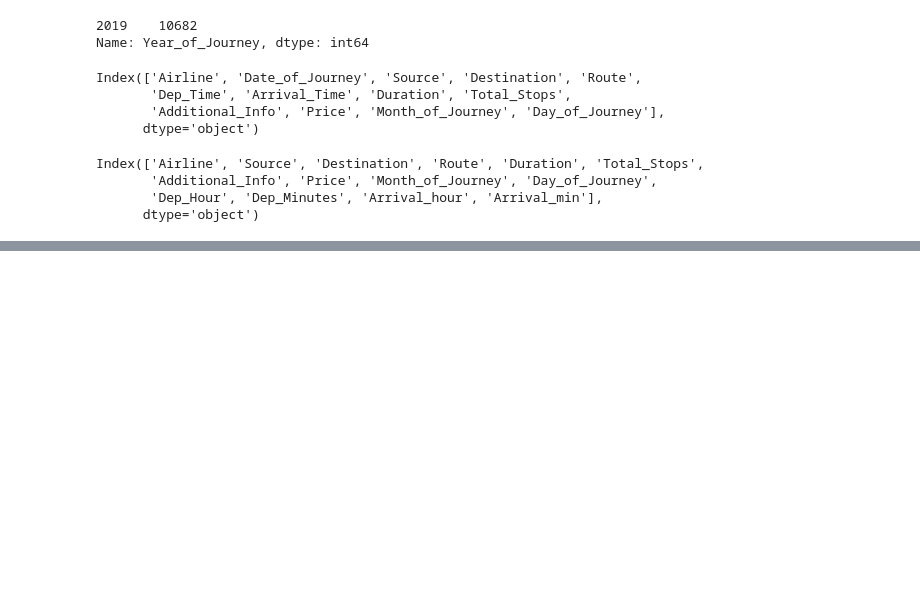
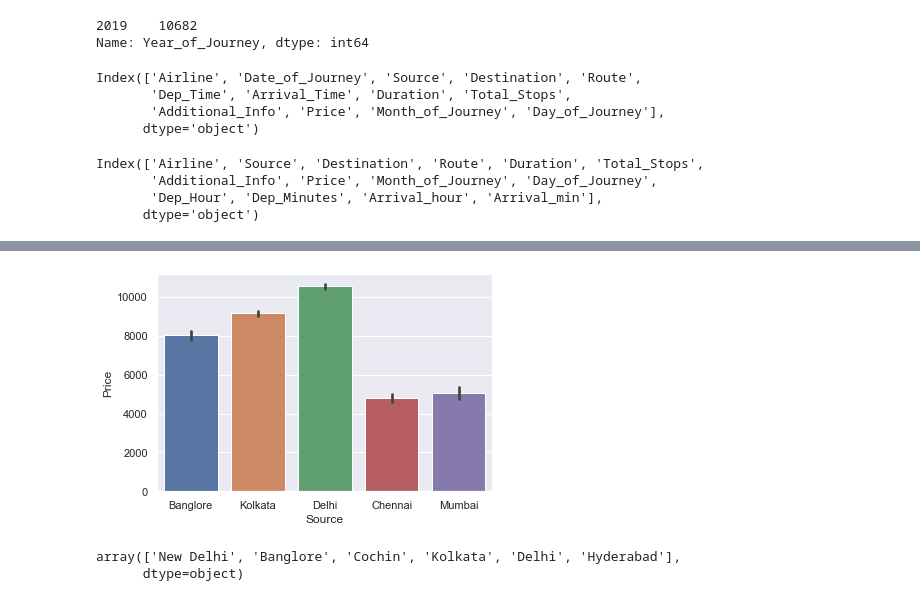
Before and after one commit to sandhyaammasi/flight-fare-prediction, a Jupyter notebook: script.ipynb, the cells around one changed output, grey strips where cells are left out. Saved outputs shown, nothing was run; the diff lists cells and outputs as text; code cells hidden in the pictures; blank space fills up the shorter version.

```diff
--- a/script.ipynb
+++ b/script.ipynb
@@ -163,0 +246,9 @@ for i in range(len(duration)):
+# %%
+g = sns.barplot(x="Source", y="Price", data=df1)#,kind="boxen", height = 6, aspect = 4)
+# %% [output]
+[figure, added]
+# %%
+df1.Destination.unique()
+# %% [output]
+array(['New Delhi', 'Banglore', 'Cochin', 'Kolkata', 'Delhi', 'Hyderabad'],
+      dtype=object)
```
Also changed, not shown: parts of 62 cells of this notebook.
